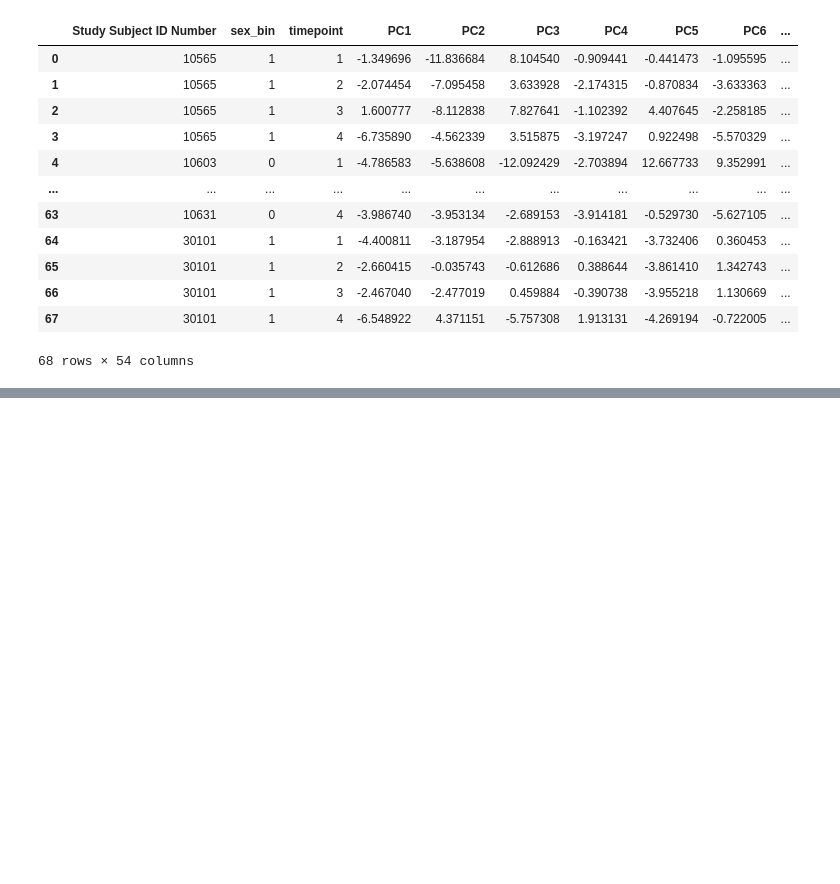
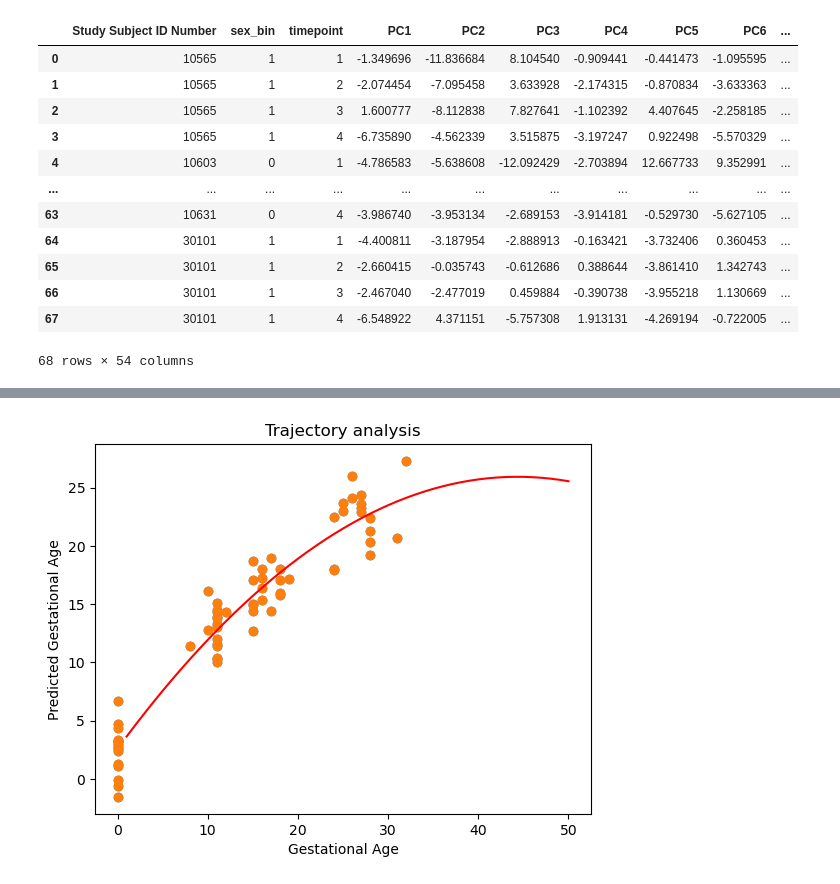
Before and after one commit to tam4x/Depression_Level_Classifier, a Jupyter notebook: Problem2/Problem 2.ipynb, the cells around one changed output, grey strips where cells are left out. Cells and saved outputs as stored; diff of their text form; code cells hidden in the pictures; blank space fills up the shorter version.

Commit message:
Problem 2 Draft + Draft Plot

```diff
--- a/Problem2/Problem 2.ipynb
+++ b/Problem2/Problem 2.ipynb
@@ -240,0 +245,20 @@ R-squared: 0.8730713080774988
+# %%
+import numpy as np
+
+#data_original = pd.read_csv("data_multinomics.csv")
+#y = data_original["gestational_age"]
+
+plt.scatter(y, y_pred)
+
+model2 = np.poly1d(np.polyfit(y , y_pred ,2))
+
+polyline = np.linspace(1, 50, 50)
+plt.scatter(y, y_pred)
+plt.plot(polyline, model2(polyline), color='red')
+
+plt.xlabel('Gestational Age')
+plt.ylabel('Predicted Gestational Age')
+plt.title("Trajectory analysis")
+plt.show()
+# %% [output]
+[figure, added]
```
Also changed, not shown: parts of 3 cells of this notebook.
